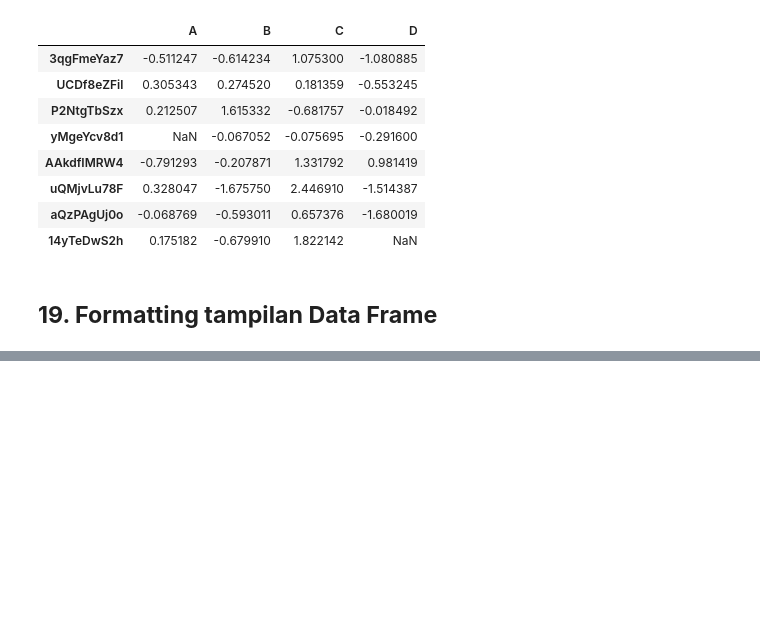
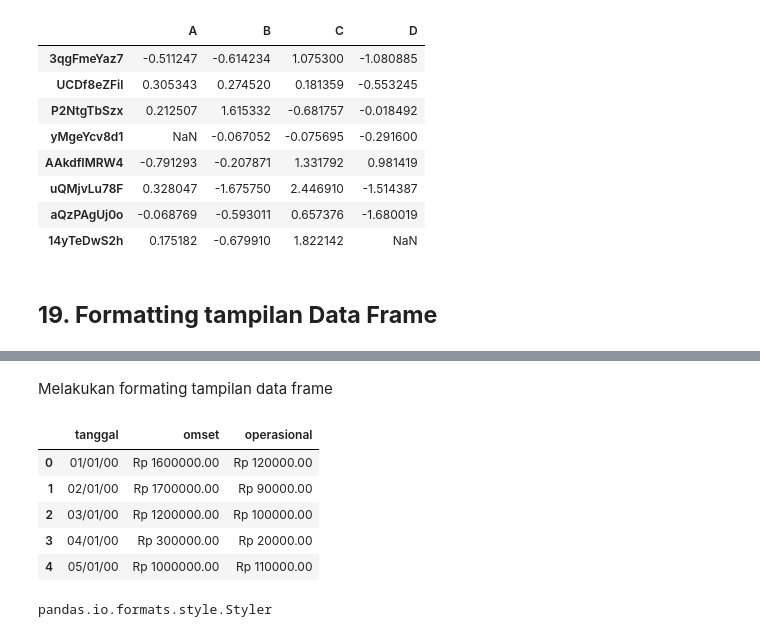
Before and after one commit to Edy-Mochamad/Learn-jupyter-notebook, a Jupyter notebook: pandas.ipynb, the cells around one changed output, grey strips where cells are left out. Cells and saved outputs as stored; diff of their text form; code cells hidden in the pictures; blank space fills up the shorter version.

```diff
--- a/pandas.ipynb
+++ b/pandas.ipynb
@@ -969,0 +971,22 @@ df
+# %% [markdown]
+Melakukan formating tampilan data frame
+# %%
+formatnya = { #dalam performatan tidak urut seperti tabel tidak masalah, bisa acak.
+    'tanggal' : '{:%d/%m/%y}', #mengubah format ke day/month/year
+    'operasional' : 'Rp {:.2f}', #{:.2f} artinya ,00 kita menyertakan 2 digit extra dibelakang koma dalam hal ini nilainya ,00
+    'omset' : 'Rp {:.2f}'
+}
+
+laporan = df.style.format(formatnya)
+laporan
+# %% [output]
+|  | tanggal | omset | operasional |
+| 0 | 01/01/00 | Rp 1600000.00 | Rp 120000.00 |
+| 1 | 02/01/00 | Rp 1700000.00 | Rp 90000.00 |
+| 2 | 03/01/00 | Rp 1200000.00 | Rp 100000.00 |
+| 3 | 04/01/00 | Rp 300000.00 | Rp 20000.00 |
+| 4 | 05/01/00 | Rp 1000000.00 | Rp 110000.00 |
+# %%
+type(laporan) #berubah tidak lagi menjadi data frame melainkan menjadi styler
+# %% [output]
+pandas.io.formats.style.Styler
```
Also changed, not shown: parts of 7 cells of this notebook.
